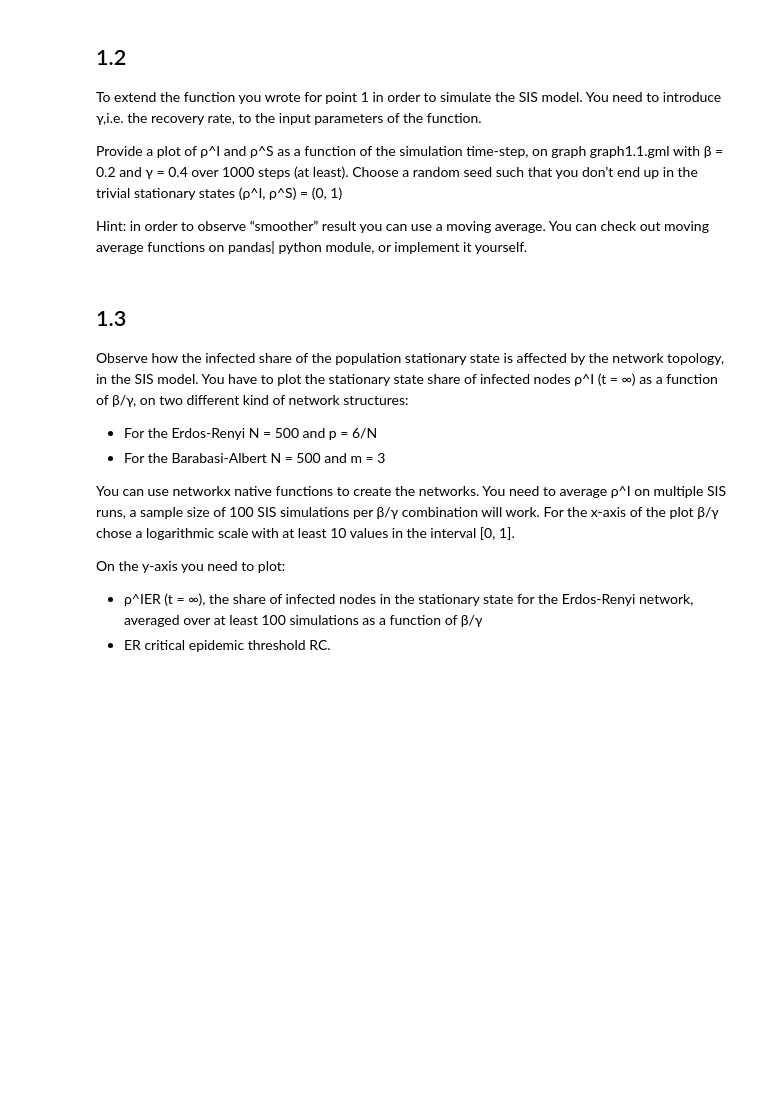
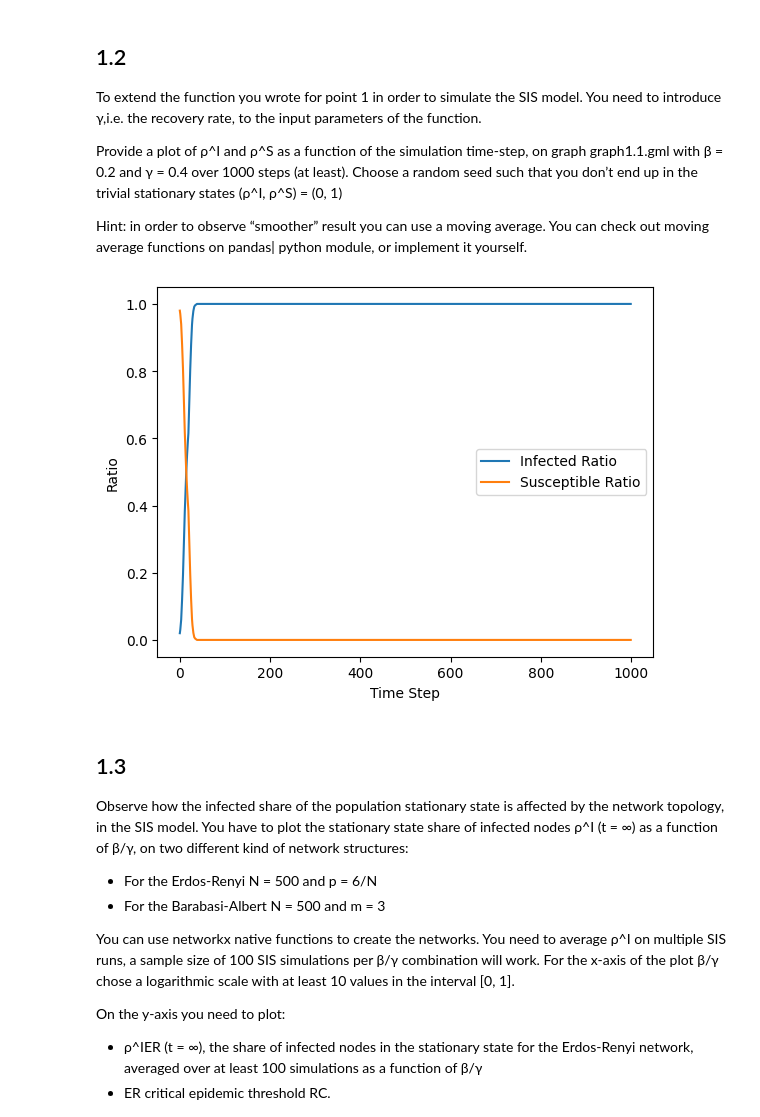
Before and after one commit to HuberNicolas/network-science-uzh, a Jupyter notebook: assignment-4/Assignment_04.ipynb, the cells around one changed output. Saved outputs shown, nothing was run; the diff lists cells and outputs as text; code cells hidden in the pictures; blank space fills up the shorter version.

```diff
--- a/assignment-4/Assignment_04.ipynb
+++ b/assignment-4/Assignment_04.ipynb
@@ -215,6 +169,92 @@ the trivial stationary states (ρ^I, ρ^S) = (0, 1)
 
 Hint: in order to observe “smoother” result you can use a moving average. You can check out moving
 average functions on pandas| python module, or implement it yourself.
+# %%
+def sis_simulation(graph, beta, gamma, seed_node, max_steps=100):
+    # Set of infected nodes with the seed node
+    infected_nodes = set()
+    infected_nodes.add(seed_node)
+
+    nodes = set(graph.nodes) # Set of all nodes in the graph
+    steps = 0
+
+    # Lists to store infected and susceptible ratios at each time step
+    infected_ratios = []
+    susceptible_ratios = []
+
+    while steps < max_steps:
+        cp_infected_nodes = infected_nodes.copy()
+        susceptible_nodes = nodes - cp_infected_nodes # Identify susceptible nodes by subtracting infected nodes from all nodes
+
+        for node in susceptible_nodes:
+            neighbors = set(graph.neighbors(node)) # Get neighbors of current node
+            infected_neighbors = neighbors & cp_infected_nodes # Get infected neighbors of current node
+
+            num_infected_neighbors = len(infected_neighbors)
+
+            # Calculate infection and recovery probabilities
+            probability_infection = 1 - (1 - beta) ** num_infected_neighbors
+            probability_recovery = 1 - (1 - gamma) ** num_infected_neighbors
+
+            # Update infection status based on probabilities
+            if node in infected_nodes:
+                if random.uniform(0, 1) < probability_recovery:
+                    infected_nodes.remove(node)
+            else:
+                if random.uniform(0, 1) < probability_infection:
+                    infected_nodes.add(node)
+
+        # Calculate infected and susceptible ratios
+        infected_ratio = len(infected_nodes) / len(nodes)
+        susceptible_ratio = 1 - infected_ratio
+
+        # Append ratios to the lists
+        infected_ratios.append(infected_ratio)
+        susceptible_ratios.append(susceptible_ratio)
+
+        steps += 1
+
+    return infected_ratios, susceptible_ratios
+
+def moving_average(data, window_size):
+    moving_avg = []
+    window_sum = 0
+
+    for i in range(len(data)):
+        window_sum += data[i]
+
+        if i >= window_size:
+            window_sum -= data[i - window_size]
+
+        moving_avg.append(window_sum / min(i + 1, window_size))
+
+    return moving_avg
+
+
+# Example
+graph1_1 = graphs["graph1.1"]
+
+beta = 0.2
+gamma = 0.4
+seed_node = random.choice(list(graph1_1.nodes))
+max_steps = 1000
+
+# Run the SIS simulation
+infected_ratios, susceptible_ratios = sis_simulation(graph1_1, beta, gamma, seed_node, max_steps)
+
+# Plot infected and susceptible ratios with moving average
+window_size = 20
+infected_ratios_smooth = moving_average(infected_ratios, window_size)
+susceptible_ratios_smooth = moving_average(susceptible_ratios, window_size)
+
+plt.plot(infected_ratios_smooth, label='Infected Ratio')
+plt.plot(susceptible_ratios_smooth, label='Susceptible Ratio')
+plt.xlabel('Time Step')
+plt.ylabel('Ratio')
+plt.legend()
+plt.show()
+# %% [output]
+[figure, added]
 # %% [markdown]
 ## 1.3
 Observe how the infected share of the population stationary state is affected by the network topology, in the SIS model. You have to plot the stationary state share of infected nodes ρ^I (t = ∞) as a function of β/γ, on two different kind of network structures:
```
Also changed, not shown: parts of 2 cells of this notebook.
